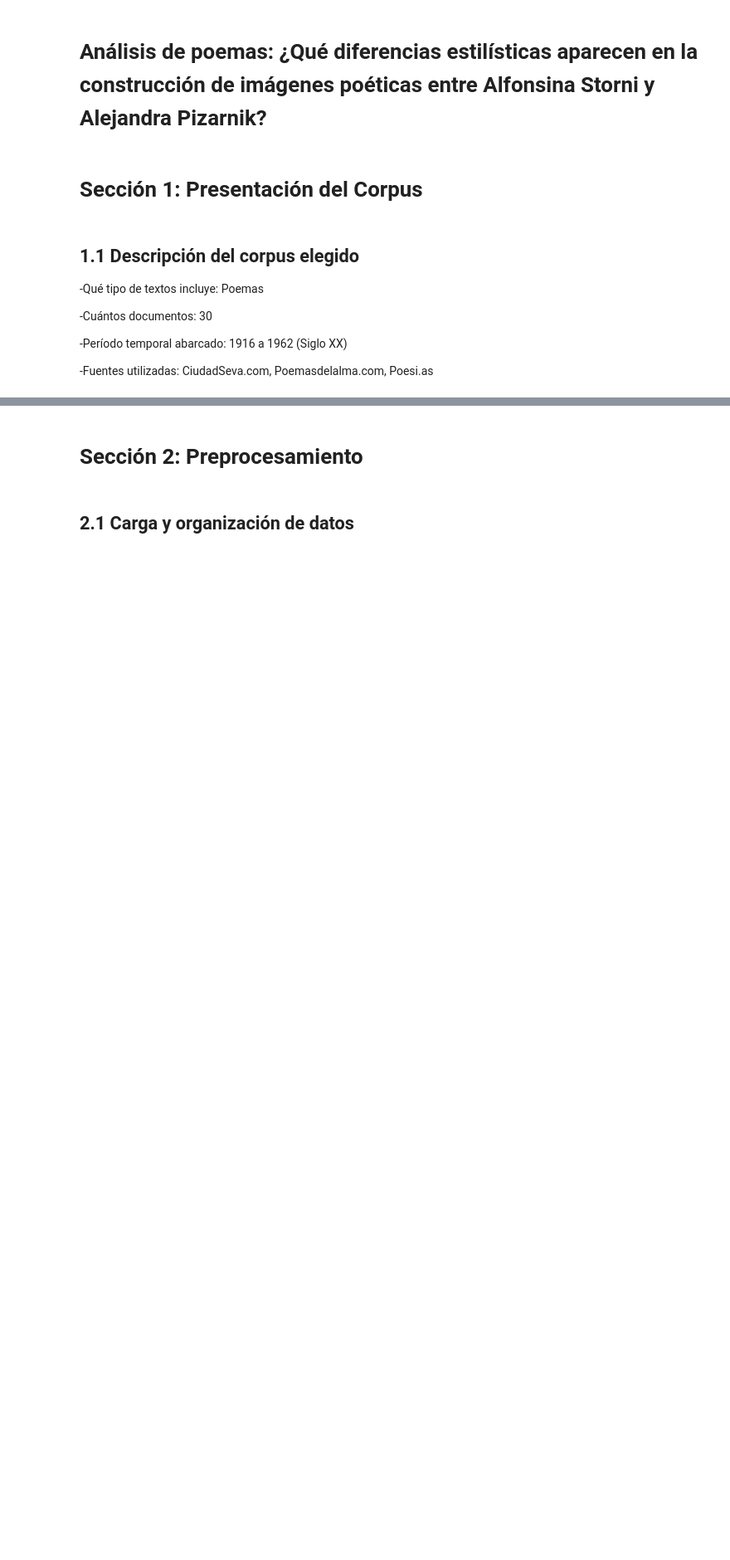
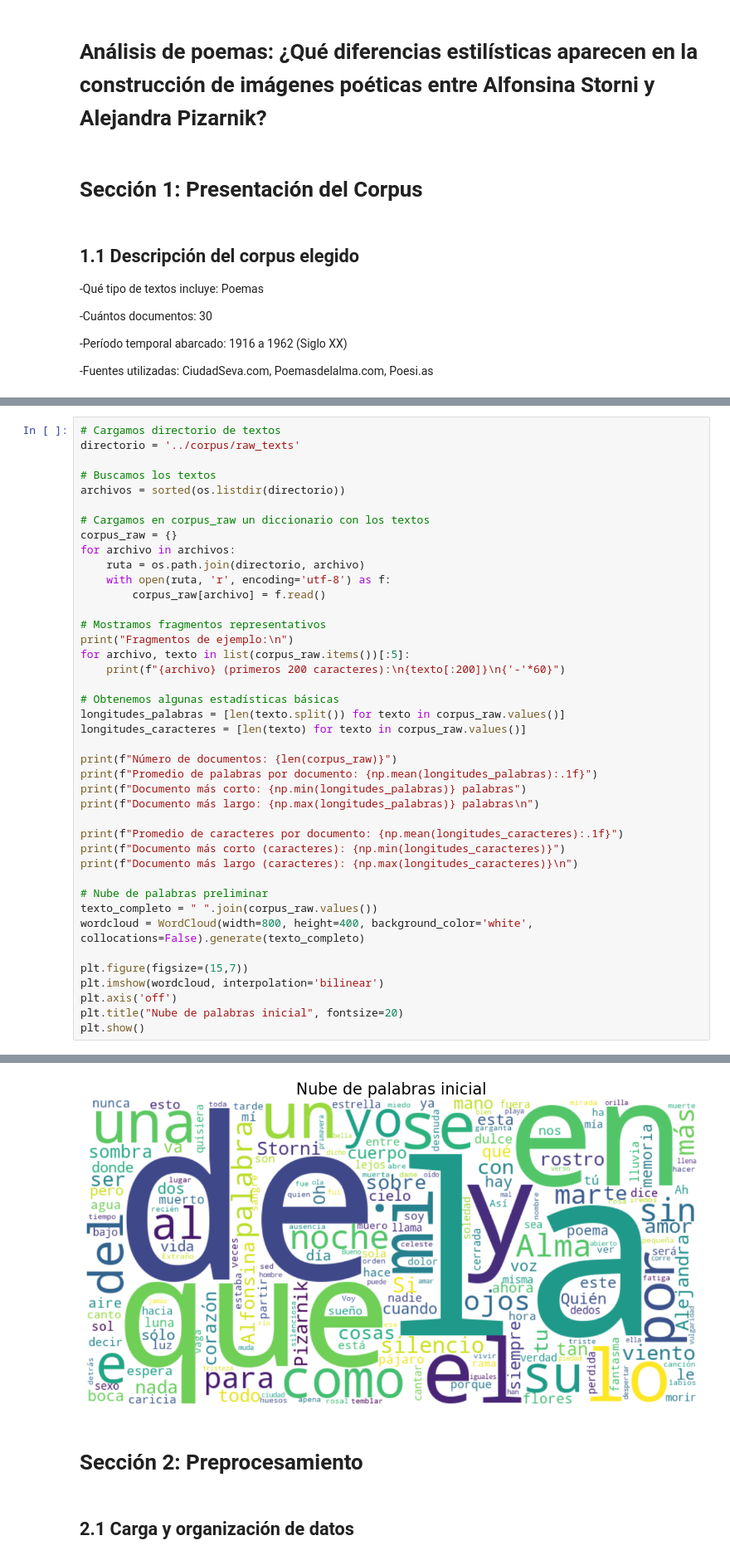
Before and after one commit to Tamara-WJP/Pena-Tamara-NLP-Integrador, a Jupyter notebook: notebooks/analisis_integrador.ipynb, the cells around one changed output, grey strips where cells are left out. Shown at 83% size. Cells and saved outputs as stored; diff of their text form; blank space fills up the shorter version.

```diff
--- a/notebooks/analisis_integrador.ipynb
+++ b/notebooks/analisis_integrador.ipynb
@@ -51,0 +100,42 @@ Se podrán identificar patrones de palabras o construcciones sintácticas que di
+# %%
+# Cargamos directorio de textos
+directorio = '../corpus/raw_texts'
+
+# Buscamos los textos
+archivos = sorted(os.listdir(directorio))
+
+# Cargamos en corpus_raw un diccionario con los textos
+corpus_raw = {}
+for archivo in archivos:
+    ruta = os.path.join(directorio, archivo)
+    with open(ruta, 'r', encoding='utf-8') as f:
+        corpus_raw[archivo] = f.read()
+
+# Mostramos fragmentos representativos
+print("Fragmentos de ejemplo:\n")
+for archivo, texto in list(corpus_raw.items())[:5]:
+    print(f"{archivo} (primeros 200 caracteres):\n{texto[:200]}\n{'-'*60}")
+
+# Obtenemos algunas estadísticas básicas
+longitudes_palabras = [len(texto.split()) for texto in corpus_raw.values()]
+longitudes_caracteres = [len(texto) for texto in corpus_raw.values()]
+
+print(f"Número de documentos: {len(corpus_raw)}")
+print(f"Promedio de palabras por documento: {np.mean(longitudes_palabras):.1f}")
+print(f"Documento más corto: {np.min(longitudes_palabras)} palabras")
+print(f"Documento más largo: {np.max(longitudes_palabras)} palabras\n")
+
+print(f"Promedio de caracteres por documento: {np.mean(longitudes_caracteres):.1f}")
+print(f"Documento más corto (caracteres): {np.min(longitudes_caracteres)}")
+print(f"Documento más largo (caracteres): {np.max(longitudes_caracteres)}\n")
+
+# Nube de palabras preliminar
+texto_completo = " ".join(corpus_raw.values())
+wordcloud = WordCloud(width=800, height=400, background_color='white', collocations=False).generate(texto_completo)
+
+plt.figure(figsize=(15,7))
+plt.imshow(wordcloud, interpolation='bilinear')
+plt.axis('off')
+plt.title("Nube de palabras inicial", fontsize=20)
+plt.show()
+# %% [output]
@@ -52,3 +159,4 @@ Se podrán identificar patrones de palabras o construcciones sintácticas que di
+[figure, added]
 # %% [markdown]
 # Sección 2: Preprocesamiento
 # %% [markdown]
```
Also changed, not shown: parts of 33 cells of this notebook.
